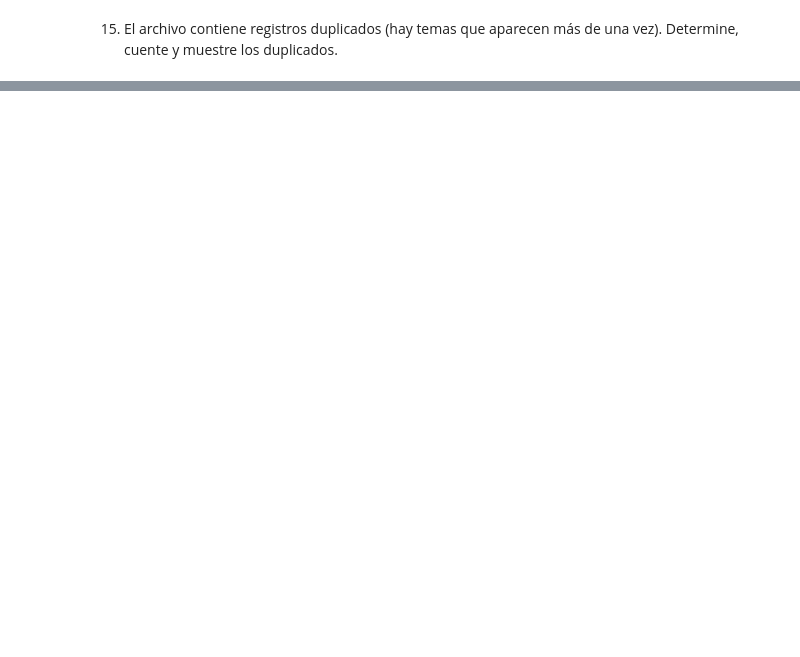
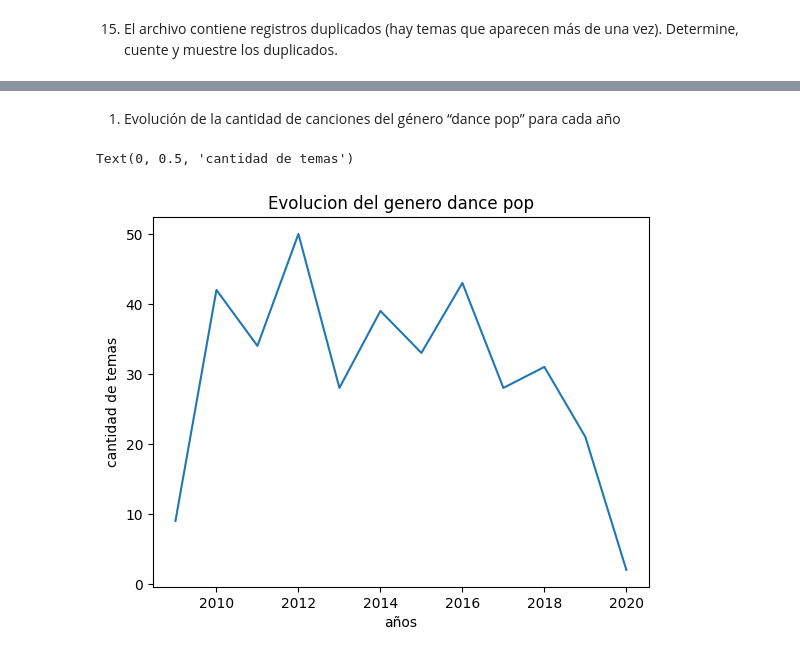
Before and after one commit to rubenegomez/Trabajo-Practico-Argentina-Programa-Python, a Jupyter notebook: Trabajo practico.ipynb, the cells around one changed output, grey strips where cells are left out. Drawn from its saved outputs; the diff is of its cells as text; code cells hidden in the pictures; blank space fills up the shorter version.

```diff
--- a/Trabajo practico.ipynb
+++ b/Trabajo practico.ipynb
@@ -632,3 +761,14 @@ print(nombre("top genre", "rock"))
 # %% [markdown]
 15. El archivo contiene registros duplicados (hay temas que aparecen más de una vez).
 Determine, cuente y muestre los duplicados.
+# %%
+import pandas as pd
+
+nombre_archivo = "Spotify 2010 - 2021 Top 100.csv"
+
+def leer_archivo(nombre_archivo):
+    data = pd.read_csv(nombre_archivo, sep=",")
+    return data
+data = leer_archivo(nombre_archivo)
+
+len(data[data.duplicated(keep="first")])
@@ -634,0 +777,11 @@ Determine, cuente y muestre los duplicados.
+# %%
+import pandas as pd
+
+nombre_archivo = "Spotify 2010 - 2021 Top 100.csv"
+
+def leer_archivo(nombre_archivo):
+    data = pd.read_csv(nombre_archivo, sep=",")
+    return data
+data = leer_archivo(nombre_archivo)
+
+data[data.duplicated(keep="first")]
@@ -634,0 +806,25 @@ Determine, cuente y muestre los duplicados.
+# %% [markdown]
+1. Evolución de la cantidad de canciones del género “dance pop” para cada año
+# %%
+import pandas as pd
+import matplotlib.pyplot as plt
+import seaborn as sns
+
+
+nombre_archivo = "Spotify 2010 - 2021 Top 100.csv"
+
+def leer_archivo(nombre_archivo):
+    data = pd.read_csv(nombre_archivo, sep=",")
+    return data
+data = leer_archivo(nombre_archivo)
+x = [2009, 2010, 2011, 2012, 2013, 2014, 2015, 2016, 2017, 2018, 2019, 2020]
+y = [9, 42, 34, 50, 28, 39, 33, 43, 28, 31, 21, 2]
+
+fig, ax = plt.subplots()
+ax.plot(x, y)
+ax.set_title("Evolucion del genero dance pop")
+ax.set_xlabel("años")
+ax.set_ylabel("cantidad de temas")
+# %% [output]
+Text(0, 0.5, 'cantidad de temas')
+[figure, added]
```
Also changed, not shown: parts of 25 cells of this notebook, 1 other file.
